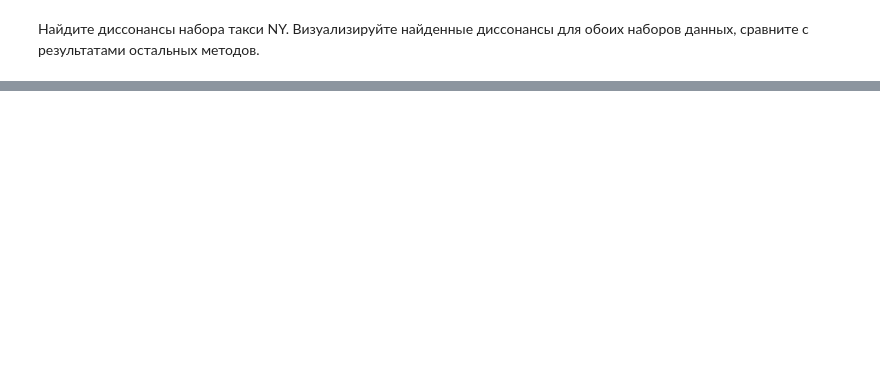
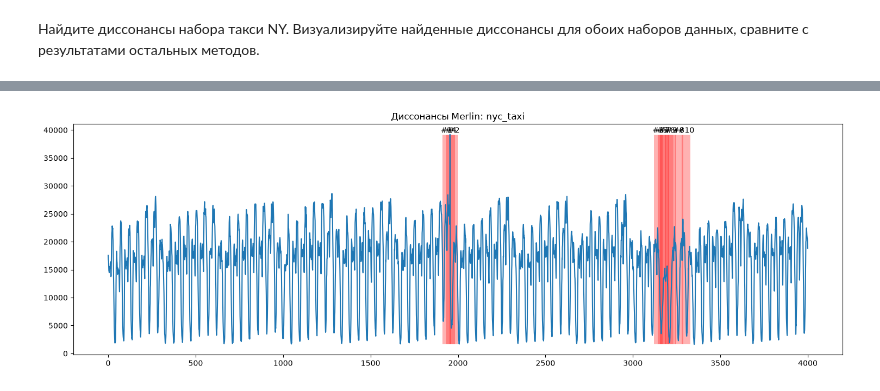
Before and after one commit to vsemurzin/2026-Murzin-TimeSeriesCourse, a Jupyter notebook: practice/03 Discords/03 Discords.ipynb, the cells around one changed output, grey strips where cells are left out. Drawn from its saved outputs; the diff is of its cells as text; code cells hidden in the pictures; blank space fills up the shorter version.

```diff
--- a/practice/03 Discords/03 Discords.ipynb
+++ b/practice/03 Discords/03 Discords.ipynb
@@ -724,15 +728,17 @@ print(f"Количество найденных диссонансов:: {cound_
 # %%
 fig, ax = plt.subplots(figsize=(15, 5))
-ax.plot(nyc_taxi, color='tab:orange')
+ax.plot(nyc_taxi, color='tab:blue')
 ax.set_title('Диссонансы Merlin: nyc_taxi')
 
-for i in range(cound_find_dis_taxi):
-    if dis_idx_taxi[i] < 0:
+for i in range(cound_find_dis):
+    if dis_idx[i] < 0:
         break
-    rect = Rectangle((dis_idx_taxi[i], np.min(nyc_taxi)), 50, np.max(nyc_taxi) - np.min(nyc_taxi),
+    rect = Rectangle((dis_idx[i], np.min(nyc_taxi)), 50, np.max(nyc_taxi) - np.min(nyc_taxi),
                      facecolor='red', alpha=0.3, edgecolor='none')
     ax.add_patch(rect)
-    ax.text(dis_idx_taxi[i] + 25, np.max(nyc_taxi), f'#{i+1}', ha='center', va='bottom')
+    ax.text(dis_idx[i] + 25, np.max(nyc_taxi), f'#{i+1}', ha='center', va='bottom')
 
 plt.tight_layout()
 plt.show()
+# %% [output]
+[figure, added]
```
Also changed, not shown: parts of 4 cells of this notebook.
